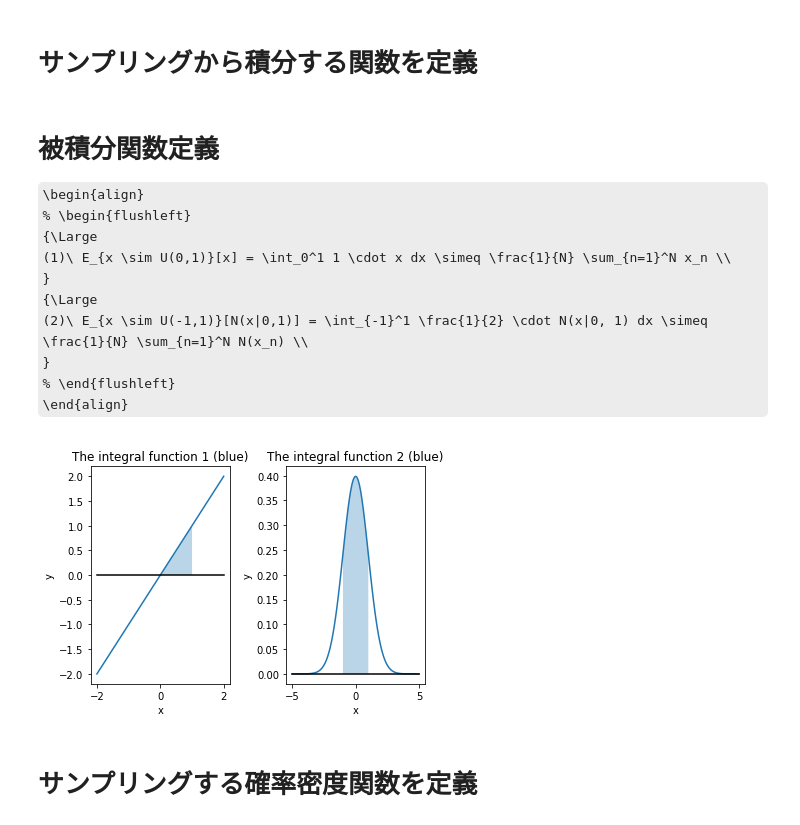
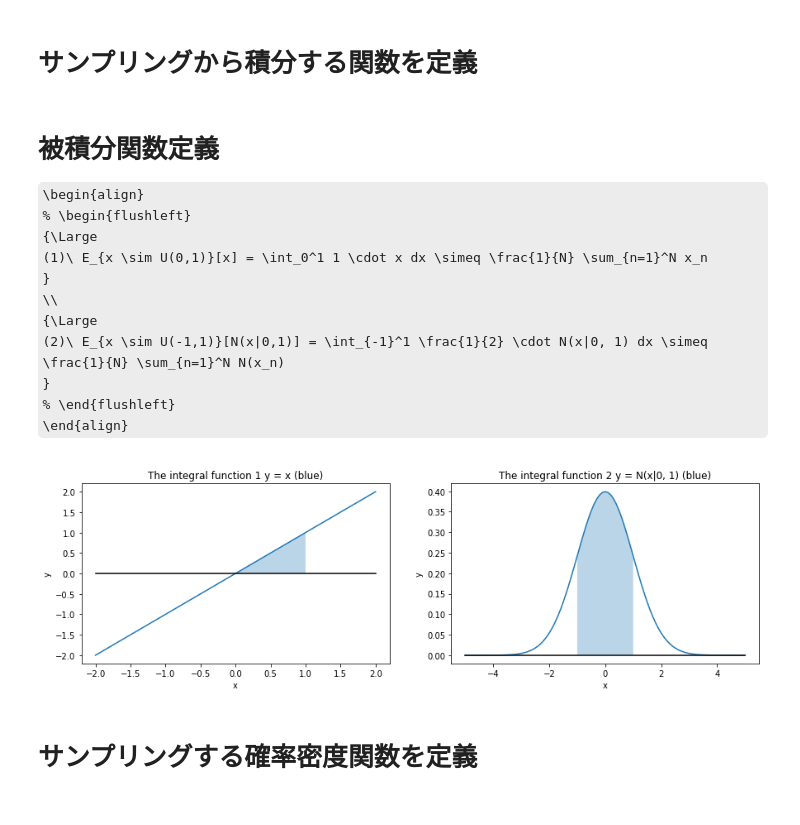
Before and after one commit to KitauraHiromi/work, a Jupyter notebook: jupyter/monte_carlo/importance_sampling.ipynb, the cells around one changed output. Cells and saved outputs as stored; diff of their text form; code cells hidden in the pictures; some formulas as TeX source.

```diff
--- a/jupyter/monte_carlo/importance_sampling.ipynb
+++ b/jupyter/monte_carlo/importance_sampling.ipynb
@@ -30,10 +30,11 @@ def sampling_integration(vfunc, sampler, N):
 \begin{align}
 % \begin{flushleft}
 {\Large
-(1)\ E_{x \sim U(0,1)}[x] = \int_0^1 1 \cdot x dx \simeq \frac{1}{N} \sum_{n=1}^N x_n \\
+(1)\ E_{x \sim U(0,1)}[x] = \int_0^1 1 \cdot x dx \simeq \frac{1}{N} \sum_{n=1}^N x_n
 }
+\\
 {\Large
-(2)\ E_{x \sim U(-1,1)}[N(x|0,1)] = \int_{-1}^1 \frac{1}{2} \cdot N(x|0, 1) dx \simeq \frac{1}{N} \sum_{n=1}^N N(x_n) \\
+(2)\ E_{x \sim U(-1,1)}[N(x|0,1)] = \int_{-1}^1 \frac{1}{2} \cdot N(x|0, 1) dx \simeq \frac{1}{N} \sum_{n=1}^N N(x_n)
 }
 % \end{flushleft}
 \end{align}
@@ -50,30 +51,30 @@ vfunc2 = np.vectorize(f2)
 # %%
 # visuallization
 plt.subplot(121)
 x = np.arange(-2, 2.1, 0.1)
 plt.plot(x, vfunc1(x))
 plt.plot(x, [0]*len(x), color="black")
-plt.title("The integral function 1 (blue)")
+plt.title("The integral function 1 y = x (blue)")
 plt.xlabel("x")
 plt.ylabel("y")
 x = np.arange(0, 1.1, 0.1)
 plt.fill_between(x, vfunc1(x), alpha=0.3)
 
 plt.subplot(122)
 x = np.arange(-5, 5.1, 0.1)
 plt.plot(x, vfunc2(x))
 plt.plot(x, [0]*len(x), color="black")
-plt.title("The integral function 2 (blue)")
+plt.title("The integral function 2 y = N(x|0, 1) (blue)")
 plt.xlabel("x")
 plt.ylabel("y")
 x = np.arange(-1, 1.1, 0.1)
 plt.fill_between(x, vfunc2(x), alpha=0.3)
 
-plt.subplots_adjust(wspace=0.4, hspace=0.6)
+plt.subplots_adjust(left=-1, right=0.9)
 
 plt.show()
 # %% [output]
-[figure, old version]
+[figure, new version]
 # %% [markdown]
 # サンプリングする確率密度関数を定義
 # %%
```
Also changed, not shown: parts of 5 cells of this notebook.
